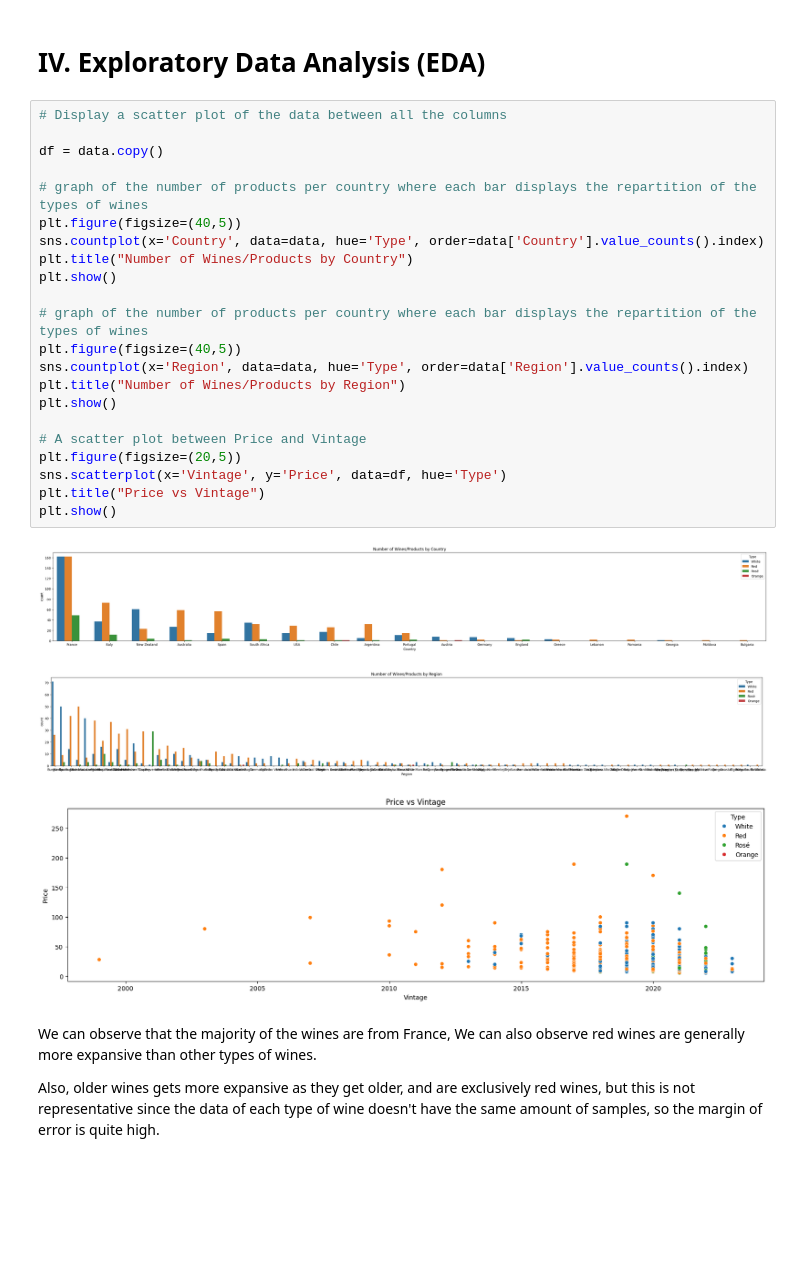
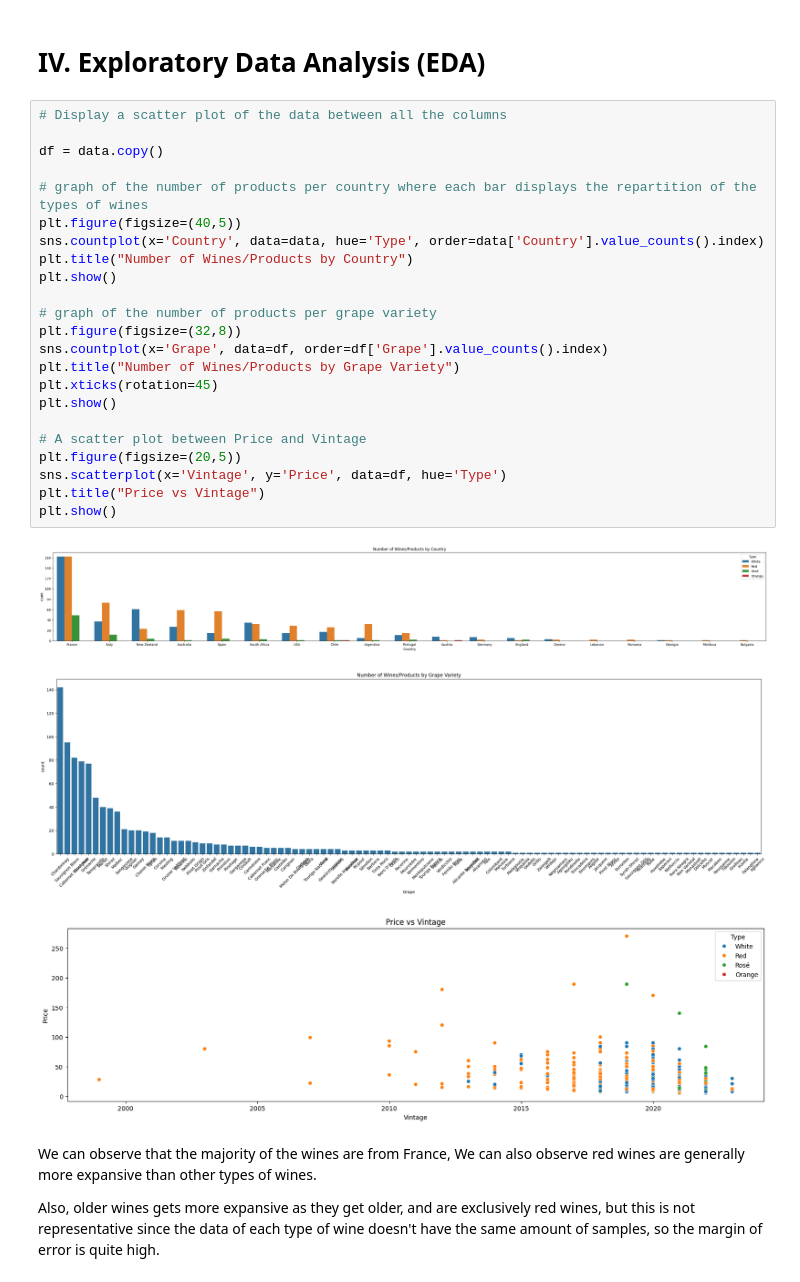
Before and after one commit to Kaboufl/MachineLearning, a Jupyter notebook: newDatasetML.ipynb, the cells around one changed output. Saved outputs shown, nothing was run; the diff lists cells and outputs as text; blank space fills up the shorter version.

```diff
--- a/newDatasetML.ipynb
+++ b/newDatasetML.ipynb
@@ -105,28 +105,29 @@ print(data.shape)
 # %%
 # Display a scatter plot of the data between all the columns
 
 df = data.copy()
 
 # graph of the number of products per country where each bar displays the repartition of the types of wines
 plt.figure(figsize=(40,5))
 sns.countplot(x='Country', data=data, hue='Type', order=data['Country'].value_counts().index)
 plt.title("Number of Wines/Products by Country")
 plt.show()
 
-# graph of the number of products per country where each bar displays the repartition of the types of wines
-plt.figure(figsize=(40,5))
-sns.countplot(x='Region', data=data, hue='Type', order=data['Region'].value_counts().index)
-plt.title("Number of Wines/Products by Region")
+# graph of the number of products per grape variety
+plt.figure(figsize=(32,8))
+sns.countplot(x='Grape', data=df, order=df['Grape'].value_counts().index)
+plt.title("Number of Wines/Products by Grape Variety")
+plt.xticks(rotation=45)
 plt.show()
 
 # A scatter plot between Price and Vintage
 plt.figure(figsize=(20,5))
 sns.scatterplot(x='Vintage', y='Price', data=df, hue='Type')
 plt.title("Price vs Vintage")
 plt.show()
 # %% [output]
 [figure]
-[figure, old version]
+[figure, new version]
 [figure]
 # %% [markdown]
 We can observe that the majority of the wines are from France,
```
Also changed, not shown: parts of 2 cells of this notebook.
